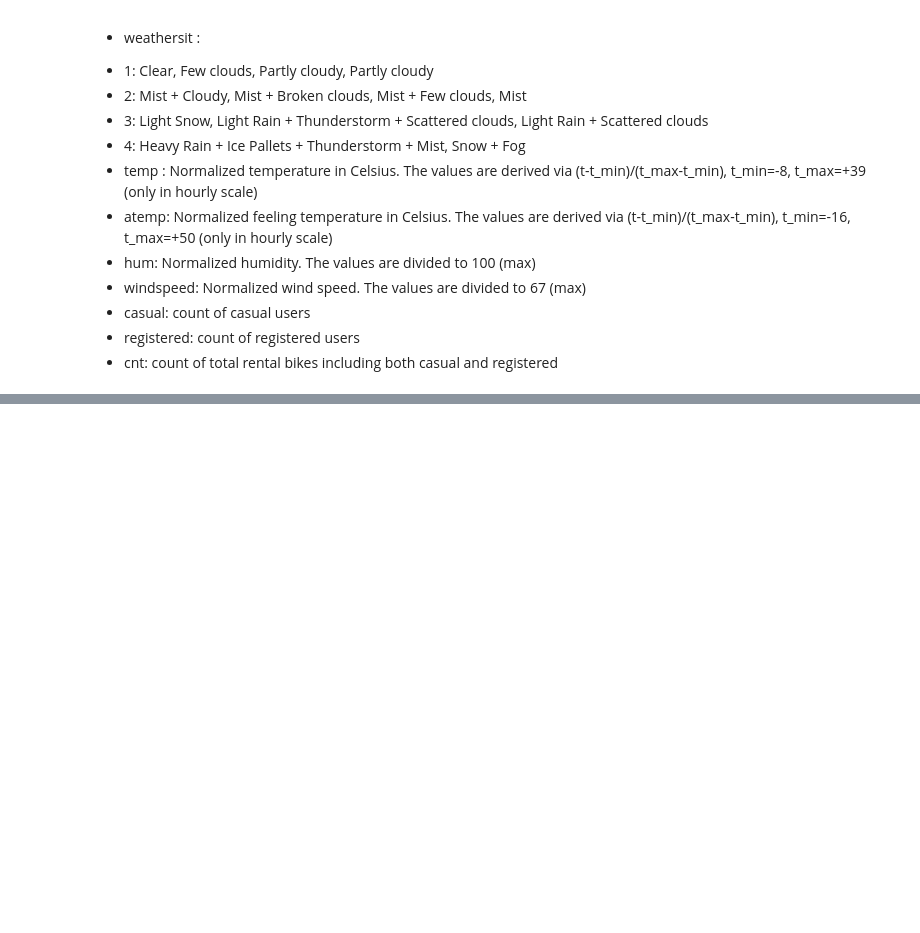
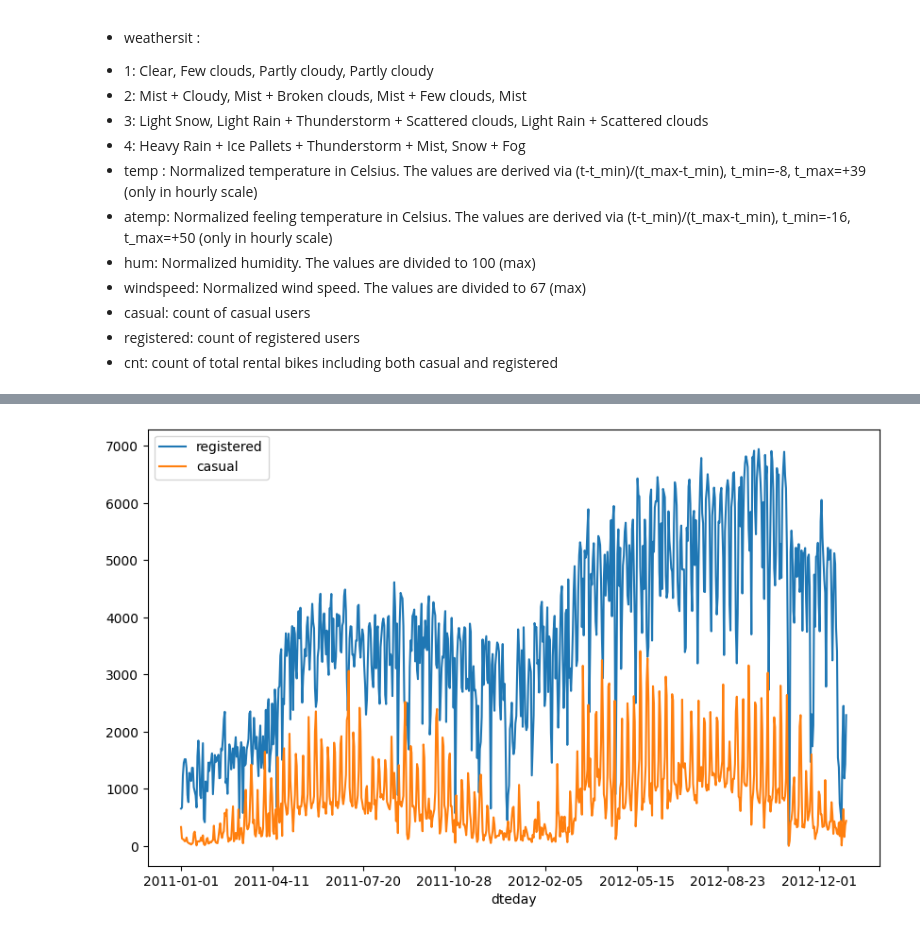
Before and after one commit to FarzinRad/Bike-Sharing-Analysis, a Jupyter notebook: Bike_Sharing_Analysis_Project.ipynb, the cells around one changed output, grey strips where cells are left out. Cells and saved outputs as stored; diff of their text form; code cells hidden in the pictures; blank space fills up the shorter version.

```diff
--- a/Bike_Sharing_Analysis_Project.ipynb
+++ b/Bike_Sharing_Analysis_Project.ipynb
@@ -71,0 +279,9 @@ import seaborn as sns
+# %%
+plot_data = pre_df[['registered', 'casual', 'dteday']]
+ax = plot_data.groupby('dteday').sum()
+ax.plot(figsize = (10, 6));
+# ax.set_xlabel('time/days');
+# ax.set_ylabel('Number of rides');
+plt.savefig('NumberOfRidesPerDay.png', format='png')
+# %% [output]
+[figure, added]
```
Also changed, not shown: parts of 26 cells of this notebook.
